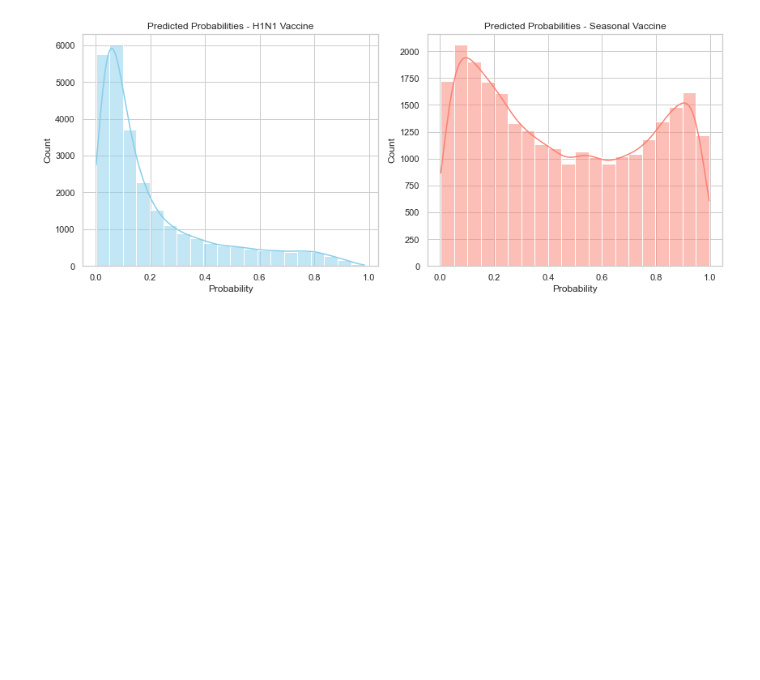
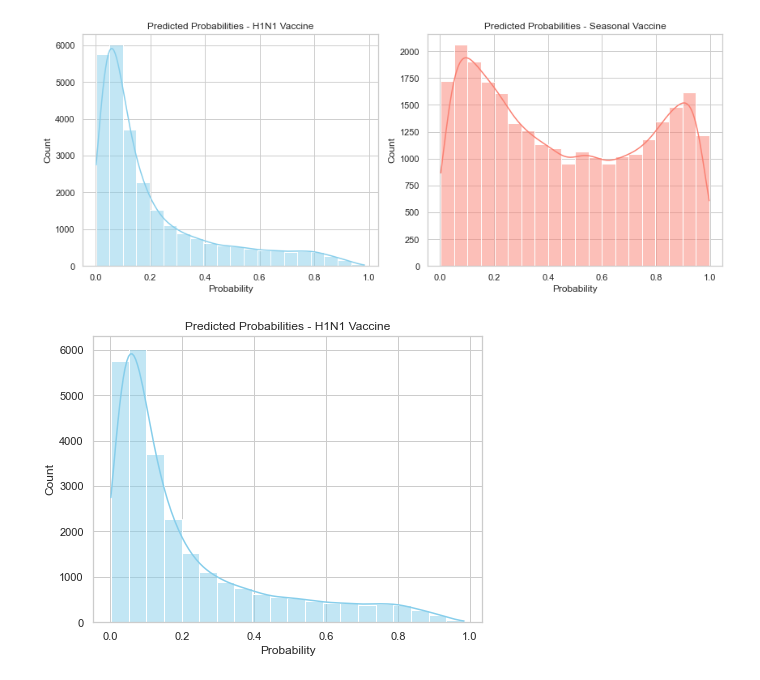
Before and after one commit to MaryBennah/Phase3-Predict-H1N1-Seasonal-Flu-Vaccines, a Jupyter notebook: Predict H1N1 and Seasonal Flu Vaccines.ipynb, the cells around one changed output. Saved outputs shown, nothing was run; the diff lists cells and outputs as text; code cells hidden in the pictures; blank space fills up the shorter version.

```diff
--- a/Predict H1N1 and Seasonal Flu Vaccines.ipynb
+++ b/Predict H1N1 and Seasonal Flu Vaccines.ipynb
@@ -790,3 +920,24 @@ plt.tight_layout()
 plt.show()
 # %% [output]
 [figure]
+# %%
+import matplotlib.pyplot as plt
+import seaborn as sns
+
+# Set style
+sns.set(style="whitegrid")
+
+# Plot histograms
+plt.figure(figsize=(12,5))
+
+# h1n1_vaccine probabilities
+plt.subplot(1, 2, 1)
+sns.histplot(submission['h1n1_vaccine'], bins=20, kde=True, color='skyblue')
+plt.title('Predicted Probabilities - H1N1 Vaccine')
+plt.xlabel('Probability')
+plt.ylabel('Count')
+
+plt.tight_layout()
+plt.show()
+# %% [output]
+[figure, added]
```
Also changed, not shown: parts of 16 cells of this notebook.
